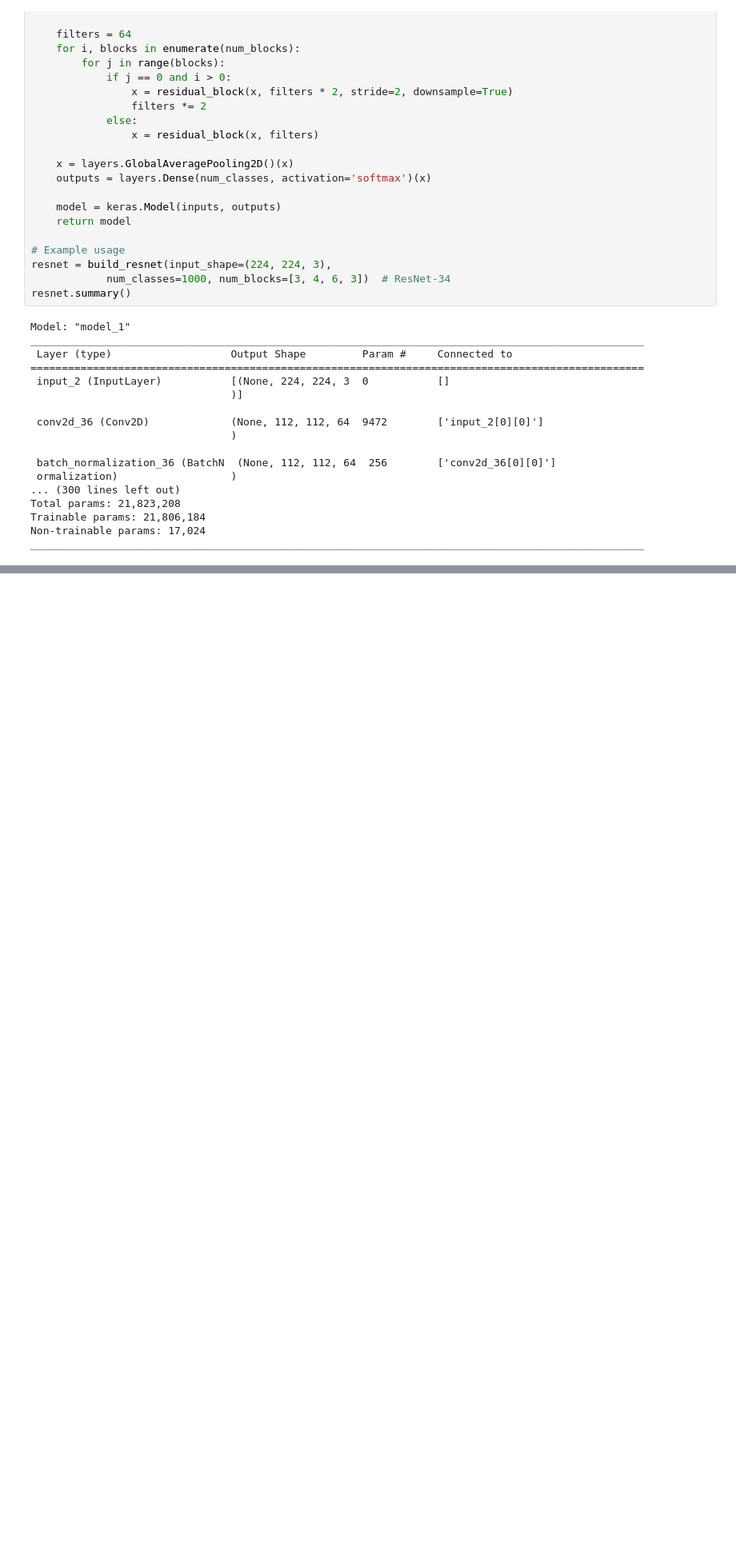
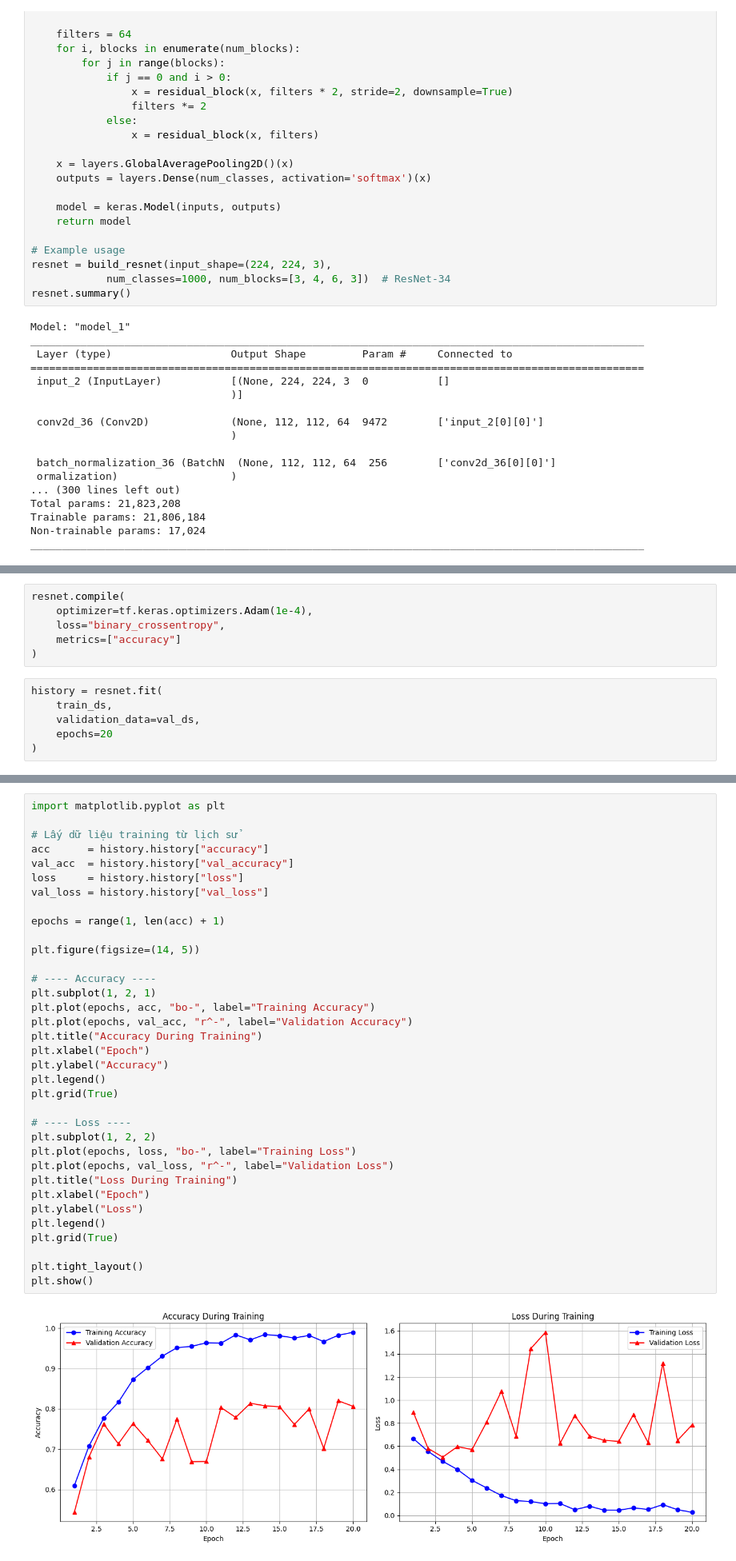
Before and after one commit to khanhtada/ai_from_fundamental_to_application, a Jupyter notebook: Chuong5/kien_truc_mang_noron/ResNet.ipynb, the cells around one changed output, grey strips where cells are left out. Shown: that part at 80% size. Saved outputs shown, nothing was run; the diff lists cells and outputs as text; blank space fills up the shorter version.

```diff
--- a/Chuong5/kien_truc_mang_noron/ResNet.ipynb
+++ b/Chuong5/kien_truc_mang_noron/ResNet.ipynb
@@ -68,0 +197,12 @@ ________________________________________________________________________________
+# %%
+resnet.compile(
+    optimizer=tf.keras.optimizers.Adam(1e-4),
+    loss="binary_crossentropy",
+    metrics=["accuracy"]
+)
+# %%
+history = resnet.fit(
+    train_ds,
+    validation_data=val_ds,
+    epochs=20
+)
@@ -68,0 +227,37 @@ ________________________________________________________________________________
+# %%
+import matplotlib.pyplot as plt
+
+# Lấy dữ liệu training từ lịch sử
+acc      = history.history["accuracy"]
+val_acc  = history.history["val_accuracy"]
+loss     = history.history["loss"]
+val_loss = history.history["val_loss"]
+
+epochs = range(1, len(acc) + 1)
+
+plt.figure(figsize=(14, 5))
+
+# ---- Accuracy ----
+plt.subplot(1, 2, 1)
+plt.plot(epochs, acc, "bo-", label="Training Accuracy")
+plt.plot(epochs, val_acc, "r^-", label="Validation Accuracy")
+plt.title("Accuracy During Training")
+plt.xlabel("Epoch")
+plt.ylabel("Accuracy")
+plt.legend()
+plt.grid(True)
+
+# ---- Loss ----
+plt.subplot(1, 2, 2)
+plt.plot(epochs, loss, "bo-", label="Training Loss")
+plt.plot(epochs, val_loss, "r^-", label="Validation Loss")
+plt.title("Loss During Training")
+plt.xlabel("Epoch")
+plt.ylabel("Loss")
+plt.legend()
+plt.grid(True)
+
+plt.tight_layout()
+plt.show()
+# %% [output]
+[figure, added]
```
Also changed, not shown: parts of 8 cells of this notebook.
